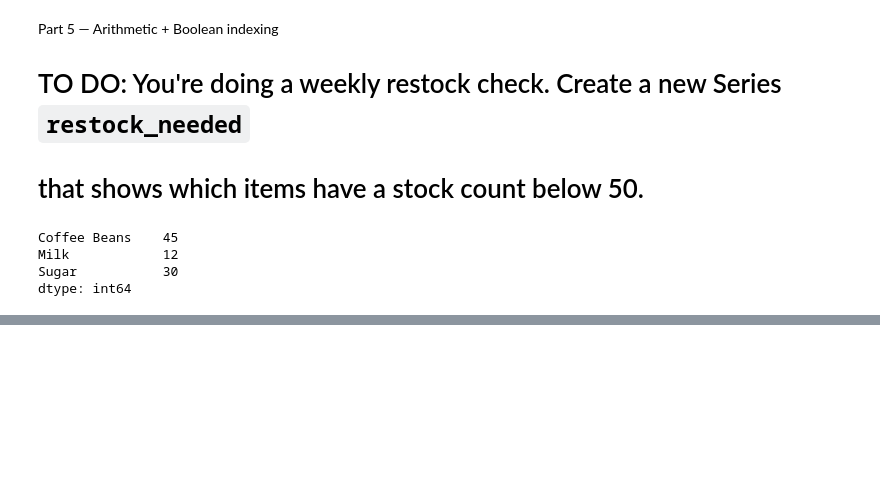
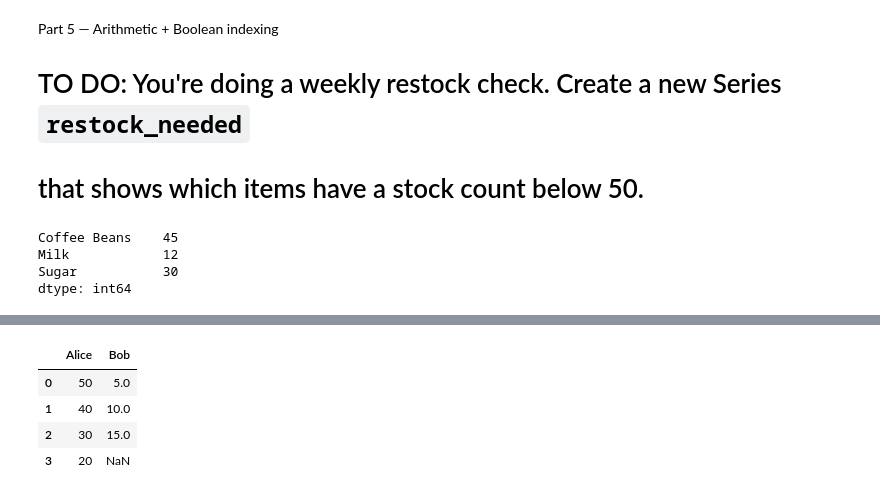
Before and after one commit to jjacque1/Learning-Numpy-in-JupyterNotebooks, a Jupyter notebook: Untitled.ipynb, the cells around one changed output, grey strips where cells are left out. Saved outputs shown, nothing was run; the diff lists cells and outputs as text; code cells hidden in the pictures; blank space fills up the shorter version.

```diff
--- a/Untitled.ipynb
+++ b/Untitled.ipynb
@@ -1620,0 +1689,12 @@ dtype: int64
+# %%
+#NO Indes Labels provided
+
+item = {'Alice' : pd.Series([50, 40, 30, 20]), "Bob" : pd.Series([5, 10, 15])}
+item_dataframe = pd.DataFrame(item)
+item_dataframe
+# %% [output]
+|  | Alice | Bob |
+| 0 | 50 | 5.0 |
+| 1 | 40 | 10.0 |
+| 2 | 30 | 15.0 |
+| 3 | 20 | NaN |
```
Also changed, not shown: parts of 14 cells of this notebook.
